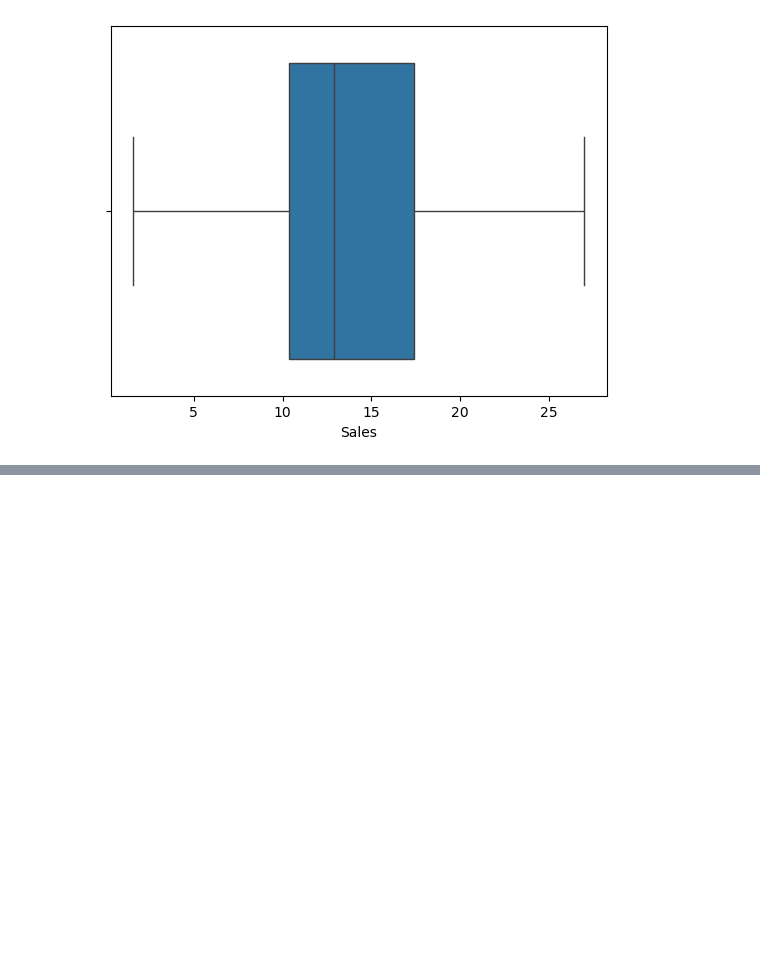
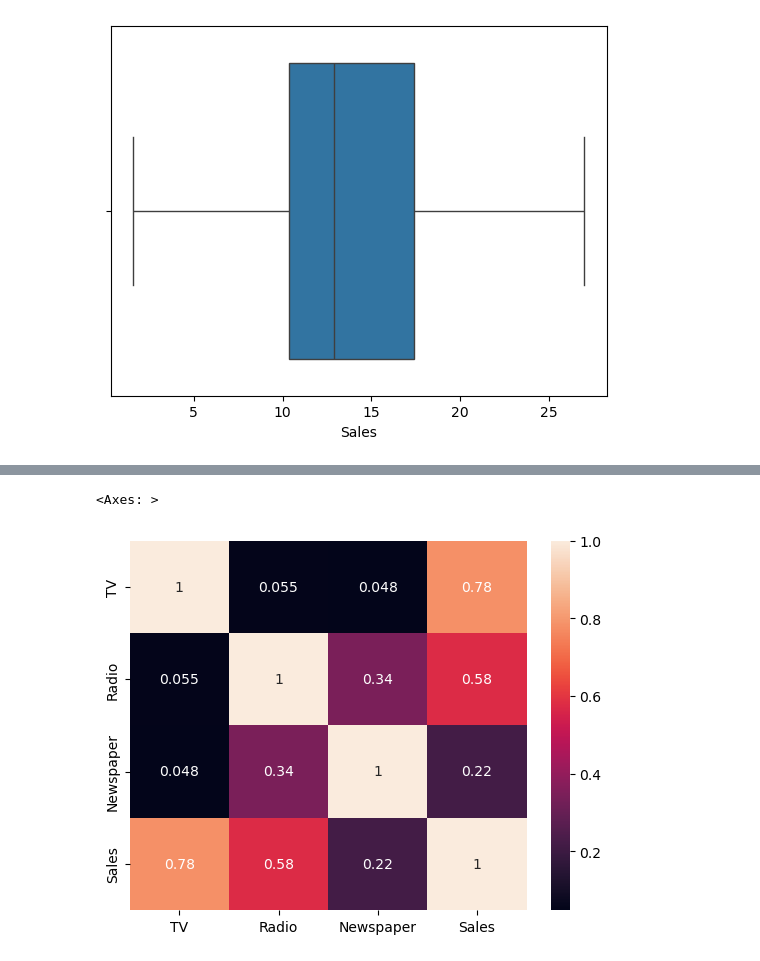
Before and after one commit to Arshiyatabassun/numpylmsrecordingDatamites, a Jupyter notebook: Linear_Regresssion.ipynb, the cells around one changed output, grey strips where cells are left out. Drawn from its saved outputs; the diff is of its cells as text; code cells hidden in the pictures; blank space fills up the shorter version.

```diff
--- a/Linear_Regresssion.ipynb
+++ b/Linear_Regresssion.ipynb
@@ -254,0 +319,7 @@ sns.boxplot(x=data.Sales)
+# %%
+sns.heatmap(data.corr(),annot=True)
+#annot =True is used to labelling the corr values
+# In this Newspaper has very less corr with sales,since data set is small we are not dropping the newspaper
+# %% [output]
+<Axes: >
+[figure, added]
```
Also changed, not shown: parts of 25 cells of this notebook.
